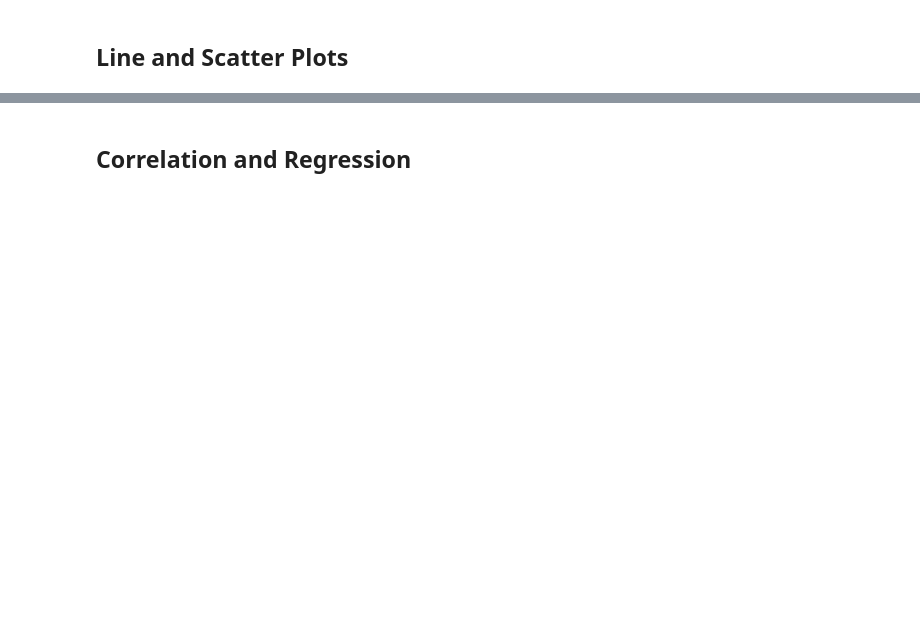
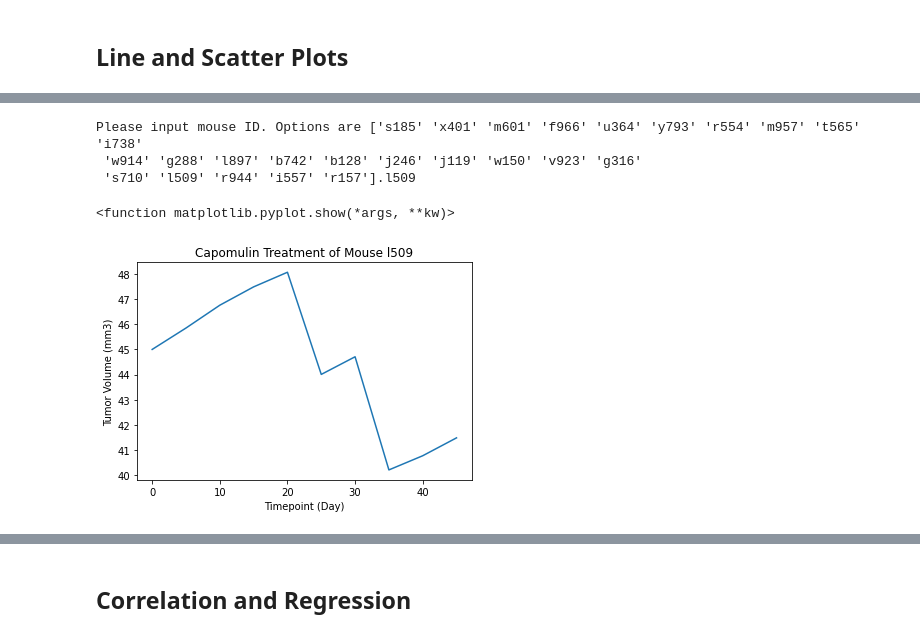
Before and after one commit to KZavalin/Module-5-Pymaceuticals, a Jupyter notebook: pymaceuticals_code.ipynb, the cells around one changed output, grey strips where cells are left out. Cells and saved outputs as stored; diff of their text form; code cells hidden in the pictures; blank space fills up the shorter version.

```diff
--- a/pymaceuticals_code.ipynb
+++ b/pymaceuticals_code.ipynb
@@ -360,0 +304,17 @@ outlier_occupancy
+# %%
+# Generate a line plot of tumor volume vs. time point for a mouse treated with Capomulin
+capomulin=df.loc[(df['Drug Regimen']=='Capomulin'),:]
+mouseIDs=capomulin['Mouse ID'].unique()
+mouse=input(f'Please input mouse ID. Options are {mouseIDs}.')
+mouse_df=df.loc[(df['Mouse ID']==mouse),:]
+plt.plot(mouse_df['Timepoint'],mouse_df['Tumor Volume (mm3)'])
+plt.xlabel("Timepoint (Day)")
+plt.ylabel('Tumor Volume (mm3)')
+plt.title(f'Capomulin Treatment of Mouse {mouse}')
+plt.show
+# %% [output]
+Please input mouse ID. Options are ['s185' 'x401' 'm601' 'f966' 'u364' 'y793' 'r554' 'm957' 't565' 'i738'
+ 'w914' 'g288' 'l897' 'b742' 'b128' 'j246' 'j119' 'w150' 'v923' 'g316'
+ 's710' 'l509' 'r944' 'i557' 'r157'].l509
+<function matplotlib.pyplot.show(*args, **kw)>
+[figure, added]
```
Also changed, not shown: parts of 12 cells of this notebook, 1 other file.
